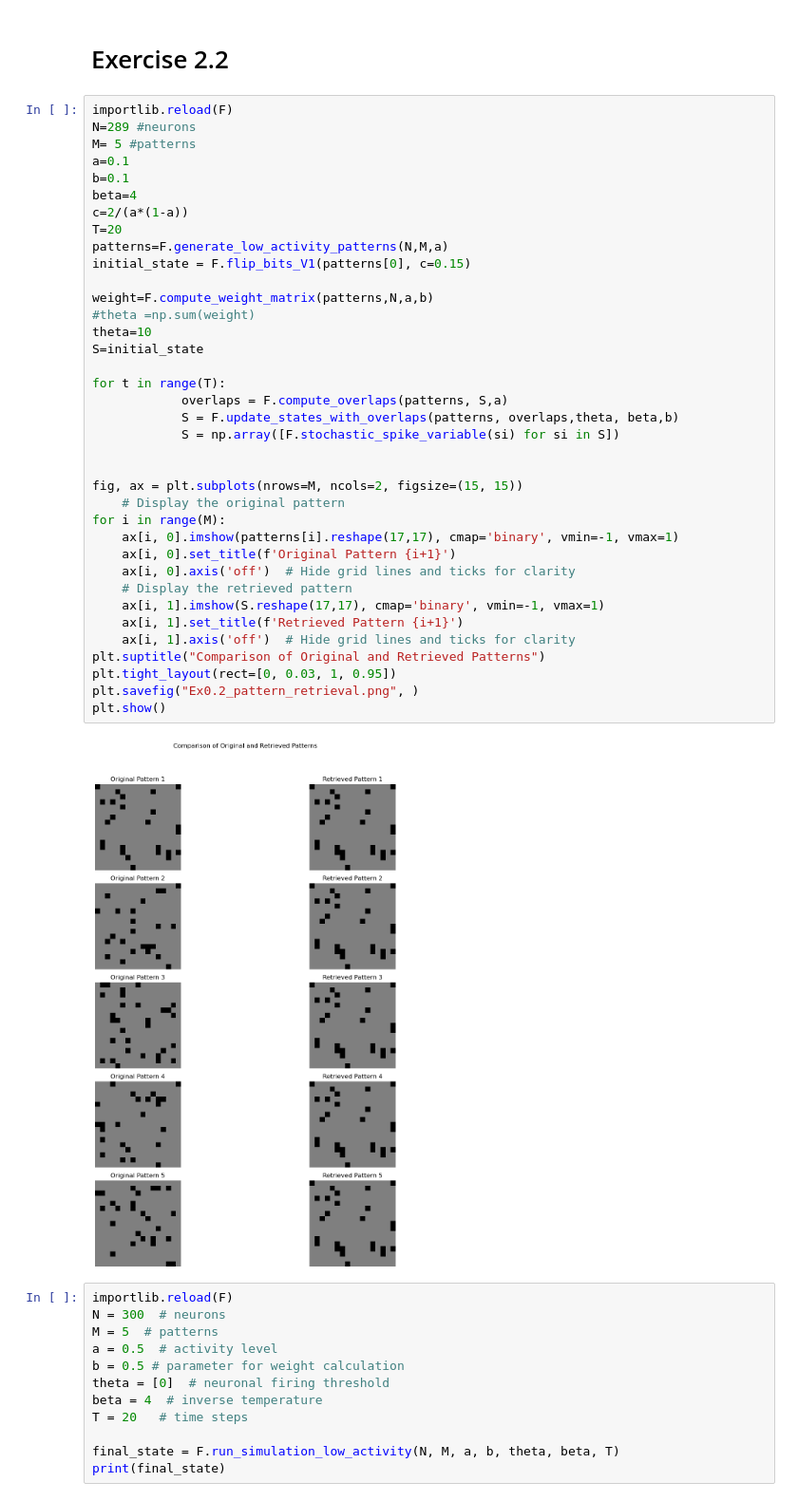
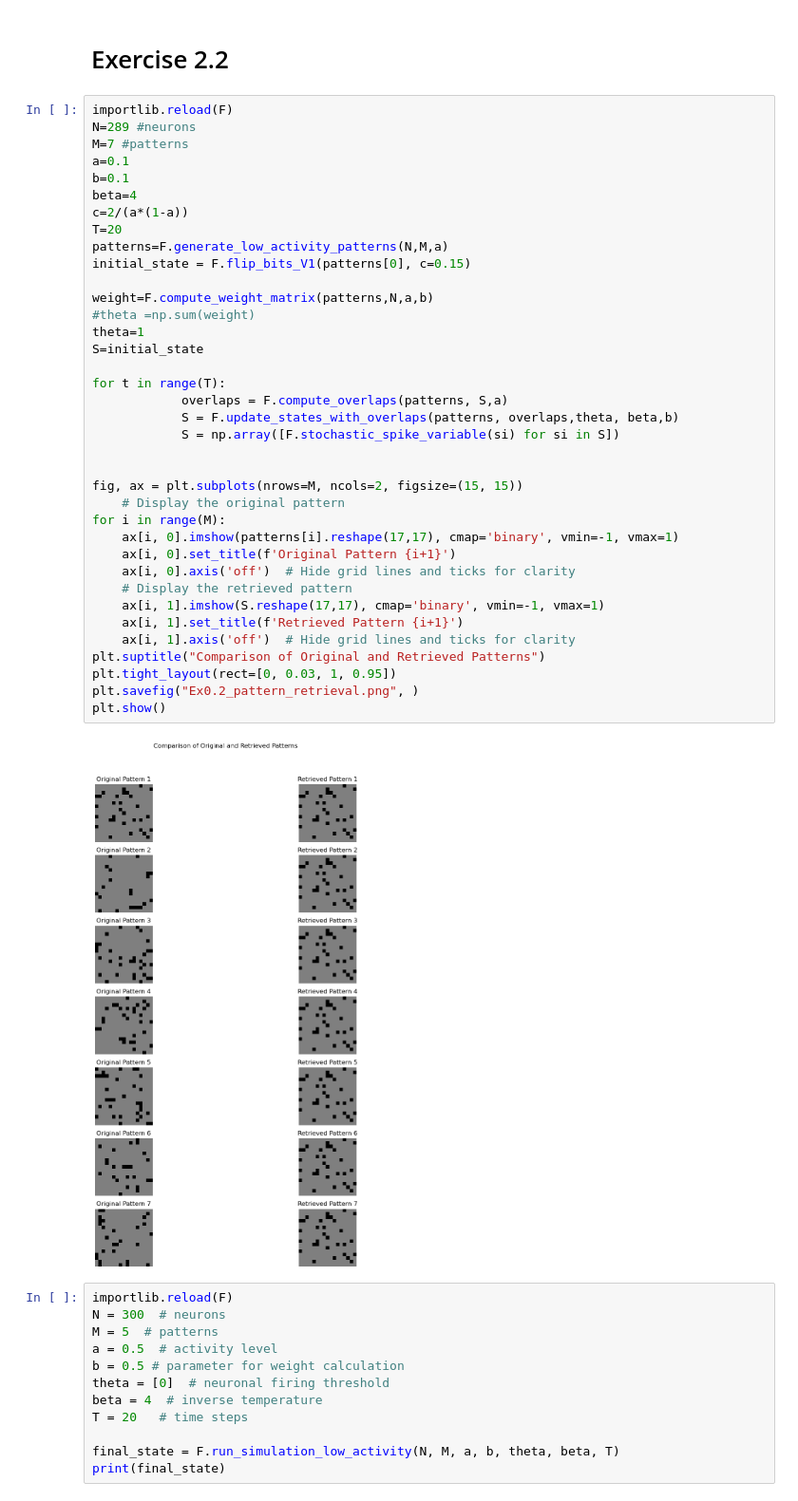
Before and after one commit to AdrienFeillard/CNNN-project, a Jupyter notebook: Exo2.ipynb, the cells around one changed output. Shown at 95% size. Cells and saved outputs as stored; diff of their text form.

```diff
--- a/Exo2.ipynb
+++ b/Exo2.ipynb
@@ -25,42 +25,42 @@ The model is exactly equivalent to the standard model (upon averaging over the s
 # %%
 importlib.reload(F)
 N=289 #neurons
-M= 5 #patterns
+M=7 #patterns
 a=0.1
 b=0.1
 beta=4
 c=2/(a*(1-a))
 T=20
 patterns=F.generate_low_activity_patterns(N,M,a)
 initial_state = F.flip_bits_V1(patterns[0], c=0.15)
 
 weight=F.compute_weight_matrix(patterns,N,a,b)
 #theta =np.sum(weight)
-theta=10
+theta=1
 S=initial_state
 
 for t in range(T):
             overlaps = F.compute_overlaps(patterns, S,a)
             S = F.update_states_with_overlaps(patterns, overlaps,theta, beta,b)
             S = np.array([F.stochastic_spike_variable(si) for si in S])
 
 
 fig, ax = plt.subplots(nrows=M, ncols=2, figsize=(15, 15))
     # Display the original pattern
 for i in range(M):
     ax[i, 0].imshow(patterns[i].reshape(17,17), cmap='binary', vmin=-1, vmax=1)
     ax[i, 0].set_title(f'Original Pattern {i+1}')
     ax[i, 0].axis('off')  # Hide grid lines and ticks for clarity
     # Display the retrieved pattern
     ax[i, 1].imshow(S.reshape(17,17), cmap='binary', vmin=-1, vmax=1)
     ax[i, 1].set_title(f'Retrieved Pattern {i+1}')
     ax[i, 1].axis('off')  # Hide grid lines and ticks for clarity
 plt.suptitle("Comparison of Original and Retrieved Patterns")
 plt.tight_layout(rect=[0, 0.03, 1, 0.95])
 plt.savefig("Ex0.2_pattern_retrieval.png", )
 plt.show()
 # %% [output]
-[figure, old version]
+[figure, new version]
 # %%
 importlib.reload(F)
 N = 300  # neurons
```
Also changed, not shown: parts of 4 cells of this notebook, 5 other files.
